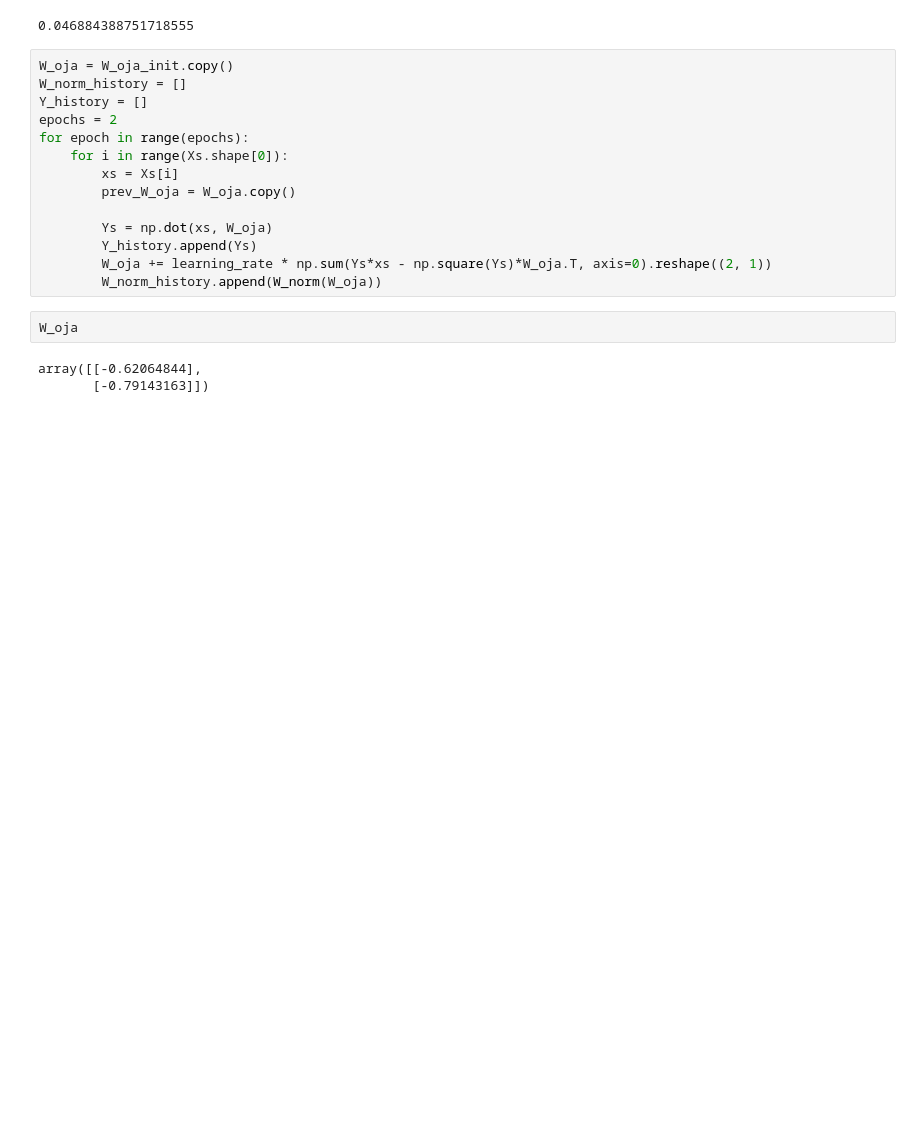
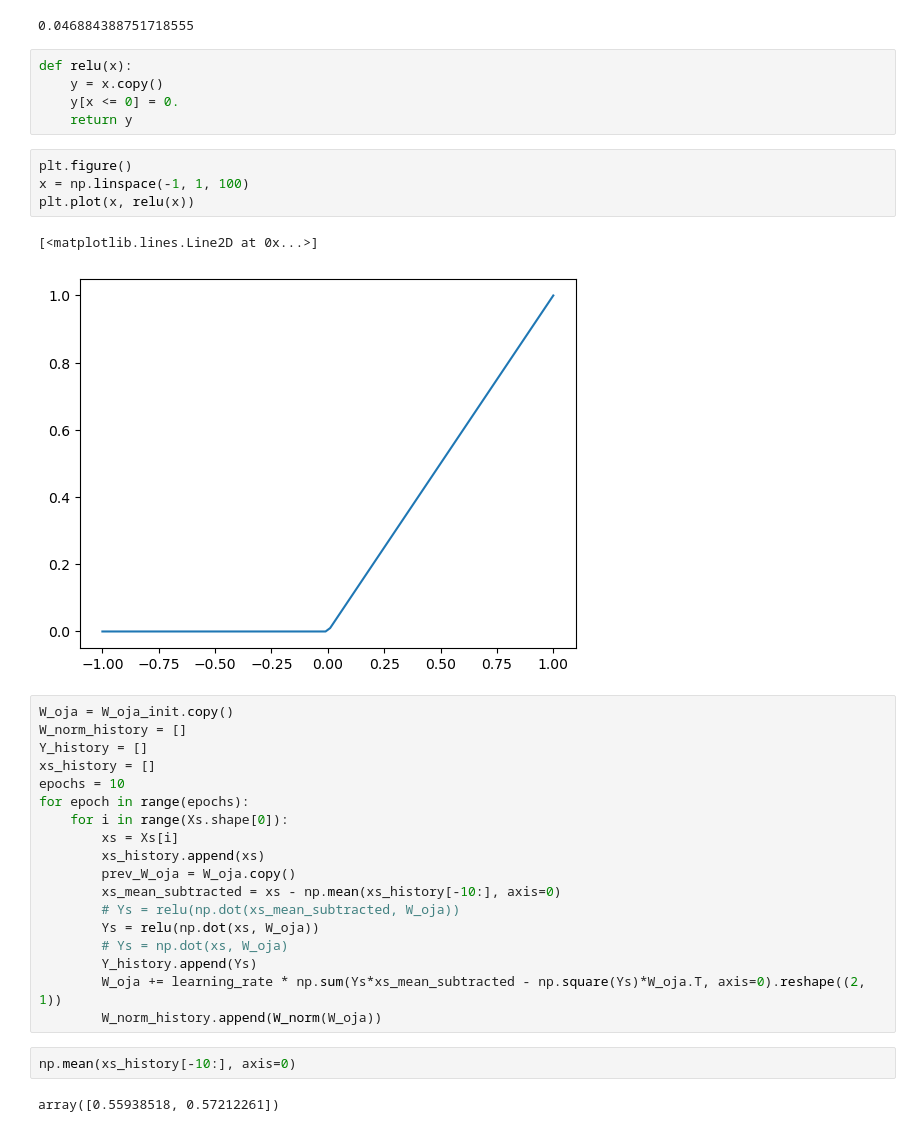
Before and after one commit to Milstein-Lab/Summer2024, a Jupyter notebook: explore_oja.ipynb, the cells around one changed output. Cells and saved outputs as stored; diff of their text form; blank space fills up the shorter version.

```diff
--- a/explore_oja.ipynb
+++ b/explore_oja.ipynb
@@ -63,25 +73,40 @@ def W_norm(W):
 W_norm(W_oja_init)
 # %% [output]
 0.046884388751718555
+# %%
+def relu(x):
+    y = x.copy()
+    y[x <= 0] = 0.
+    return y
+# %%
+plt.figure()
+x = np.linspace(-1, 1, 100)
+plt.plot(x, relu(x))
+# %% [output]
+[<matplotlib.lines.Line2D at 0x...>]
+[figure, added]
 # %%
 W_oja = W_oja_init.copy()
 W_norm_history = []
 Y_history = []
-epochs = 2
+xs_history = []
+epochs = 10
 for epoch in range(epochs):
     for i in range(Xs.shape[0]):
         xs = Xs[i]
+        xs_history.append(xs)
         prev_W_oja = W_oja.copy()
-
-        Ys = np.dot(xs, W_oja)
+        xs_mean_subtracted = xs - np.mean(xs_history[-10:], axis=0)
+        # Ys = relu(np.dot(xs_mean_subtracted, W_oja))
+        Ys = relu(np.dot(xs, W_oja))
+        # Ys = np.dot(xs, W_oja)
         Y_history.append(Ys)
-        W_oja += learning_rate * np.sum(Ys*xs - np.square(Ys)*W_oja.T, axis=0).reshape((2, 1))
+        W_oja += learning_rate * np.sum(Ys*xs_mean_subtracted - np.square(Ys)*W_oja.T, axis=0).reshape((2, 1))
         W_norm_history.append(W_norm(W_oja))
-# %%
-W_oja
-# %% [output]
-array([[-0.62064844],
-       [-0.79143163]])
+# %%
+np.mean(xs_history[-10:], axis=0)
+# %% [output]
+array([0.55938518, 0.57212261])
 # %%
 W_norm(W_oja)
 # %% [output]
```
Also changed, not shown: parts of 14 cells of this notebook, 1 other file.
